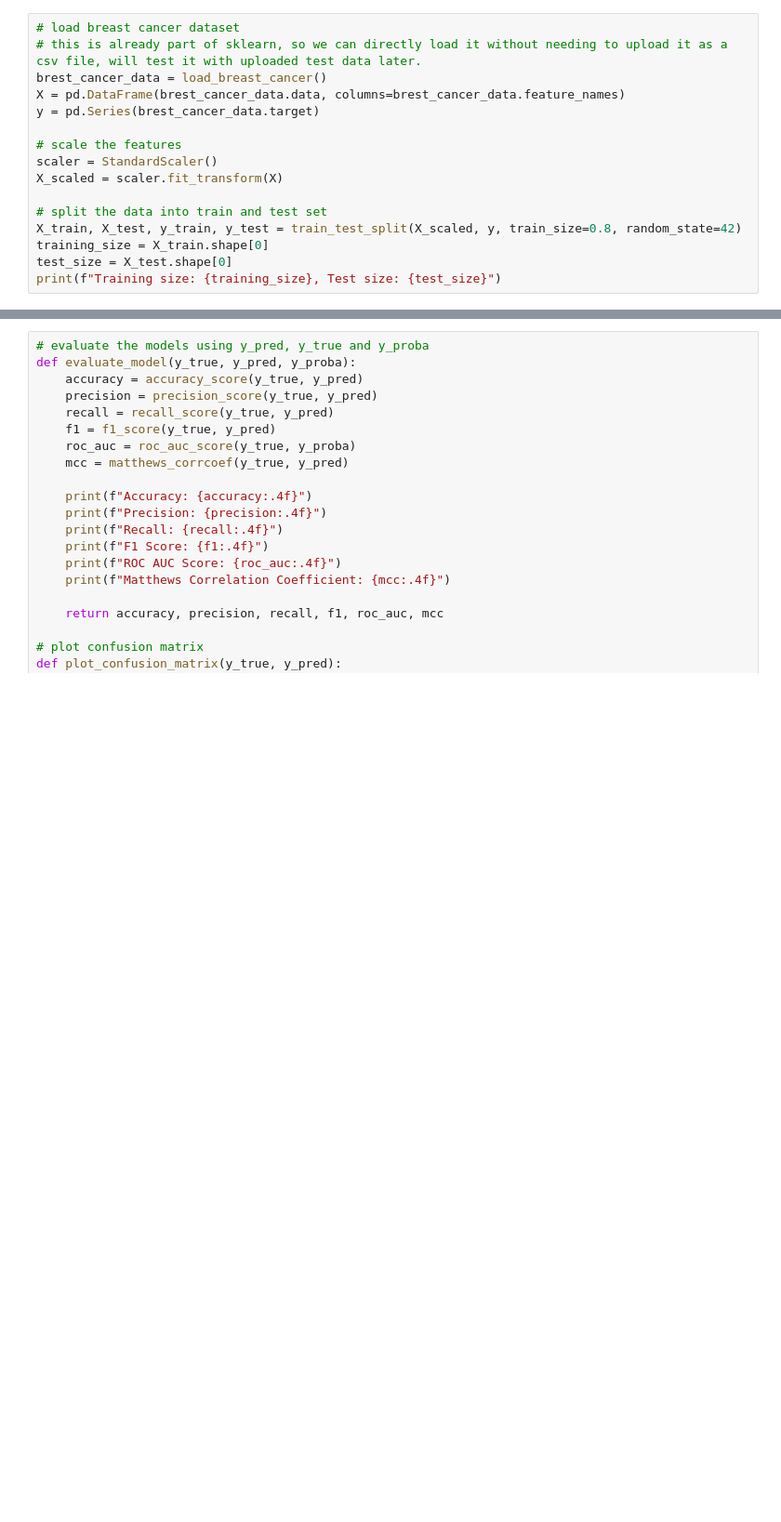
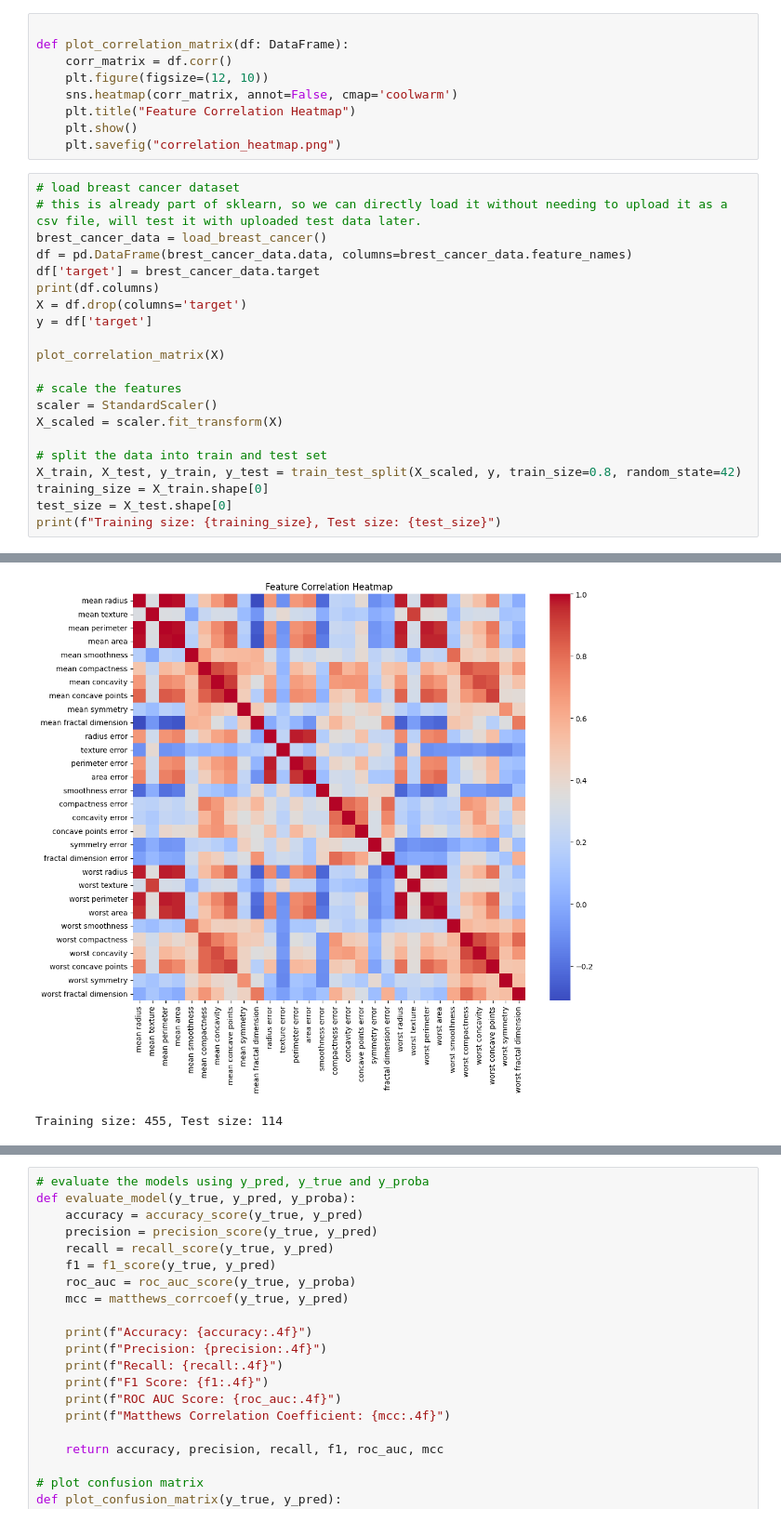
Before and after one commit to dvipin2/ml-assignment, a Jupyter notebook: 2025aa05527_ml_assignment_2.ipynb, the cells around one changed output, grey strips where cells are left out. Shown at 93% size. Cells and saved outputs as stored; diff of their text form; blank space fills up the shorter version.

```diff
--- a/2025aa05527_ml_assignment_2.ipynb
+++ b/2025aa05527_ml_assignment_2.ipynb
@@ -12,9 +13,23 @@ import joblib
+# %%
+
+def plot_correlation_matrix(df: DataFrame):
+    corr_matrix = df.corr()
+    plt.figure(figsize=(12, 10))
+    sns.heatmap(corr_matrix, annot=False, cmap='coolwarm')
+    plt.title("Feature Correlation Heatmap")
+    plt.show()
+    plt.savefig("correlation_heatmap.png")
 # %%
 # load breast cancer dataset
 # this is already part of sklearn, so we can directly load it without needing to upload it as a csv file, will test it with uploaded test data later.
 brest_cancer_data = load_breast_cancer()
-X = pd.DataFrame(brest_cancer_data.data, columns=brest_cancer_data.feature_names)
-y = pd.Series(brest_cancer_data.target)
+df = pd.DataFrame(brest_cancer_data.data, columns=brest_cancer_data.feature_names)
+df['target'] = brest_cancer_data.target
+print(df.columns)
+X = df.drop(columns='target')
+y = df['target']
+
+plot_correlation_matrix(X)
 
 # scale the features
 scaler = StandardScaler()
@@ -25,3 +40,4 @@ X_train, X_test, y_train, y_test = train_test_split(X_scaled, y, train_size=0.8,
 training_size = X_train.shape[0]
 test_size = X_test.shape[0]
 print(f"Training size: {training_size}, Test size: {test_size}")
+# %% [output]
@@ -27,0 +55,2 @@ print(f"Training size: {training_size}, Test size: {test_size}")
+[figure, added]
+Training size: 455, Test size: 114
```
Also changed, not shown: parts of 15 cells of this notebook, 6 other files.
